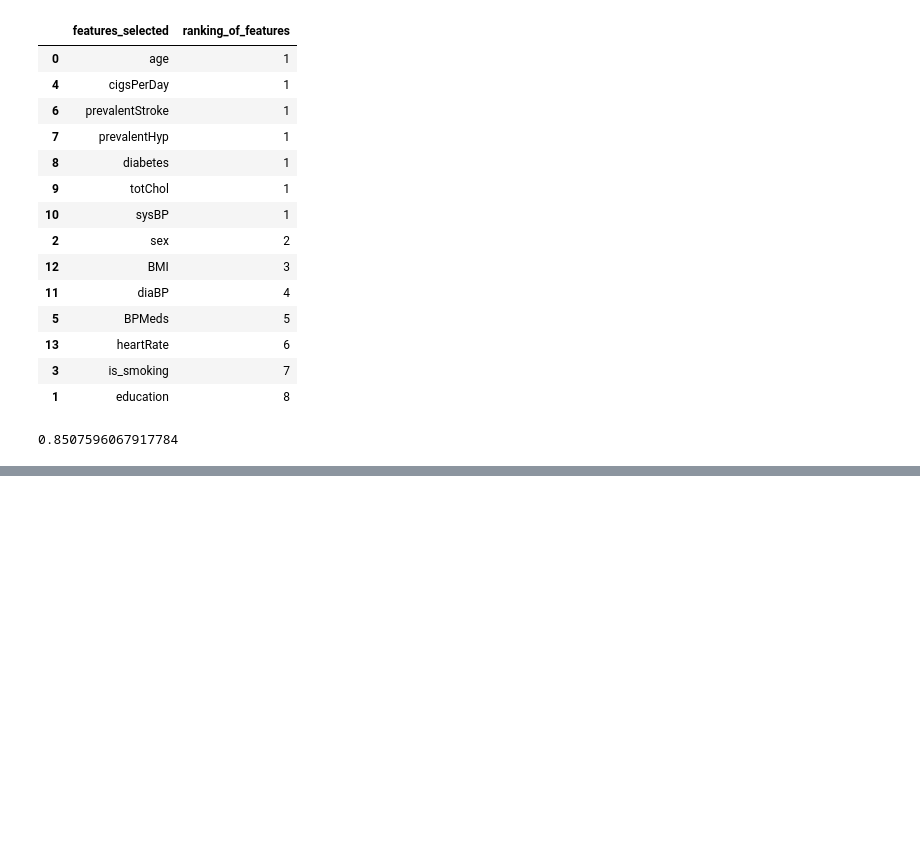
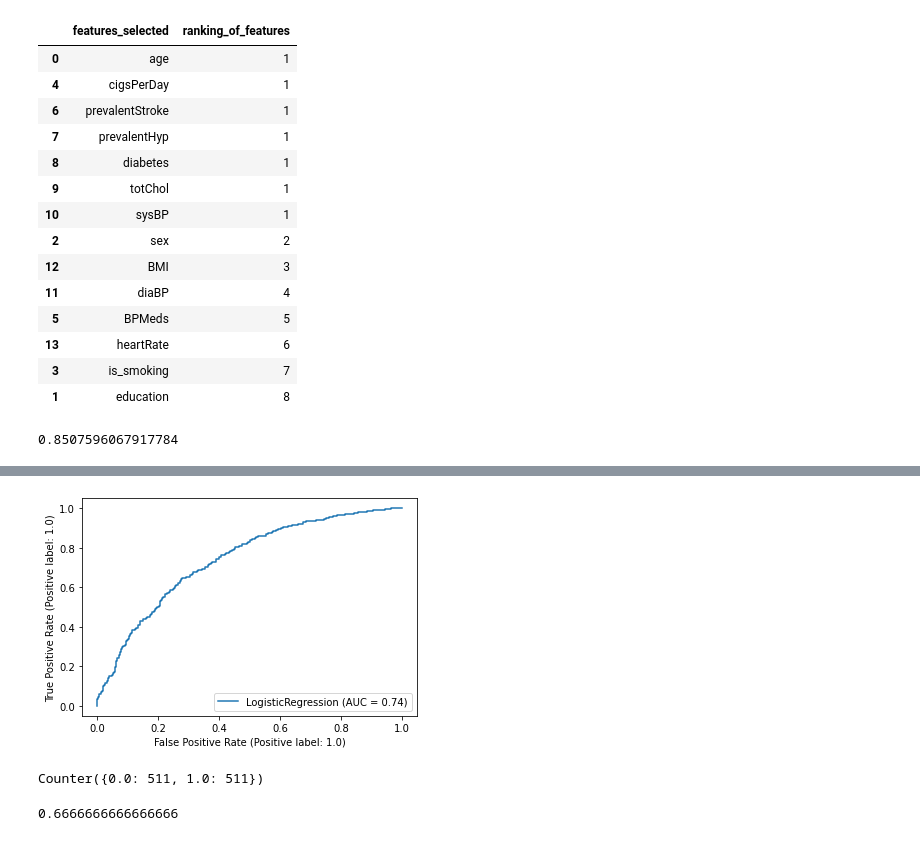
Before and after one commit to Aayushi4925/cardiovasular, a Jupyter notebook: cardiovascular_risk.ipynb, the cells around one changed output, grey strips where cells are left out. Saved outputs shown, nothing was run; the diff lists cells and outputs as text; code cells hidden in the pictures; blank space fills up the shorter version.

```diff
--- a/cardiovascular_risk.ipynb
+++ b/cardiovascular_risk.ipynb
@@ -418,0 +437,5 @@ accuracy_score(p,y_test)
+# %%
+ros = RandomOverSampler(random_state=0)
+X_resampled, y_resampled = ros.fit_resample(x, y)
+from collections import Counter
+print(sorted(Counter(y_resampled).items()))
@@ -418,0 +444,8 @@ accuracy_score(p,y_test)
+# %%
+x_train_u,x_test_u,y_train_u,y_test_u = train_test_split(X_resampled, y_resampled,test_size=.33)
+# %%
+lr = LogisticRegression()
+lr.fit(x_train_u,y_train_u)
+pred = lr.predict(x_test)
+print(accuracy_score(pred,y_test))
+print(classification_report(pred,y_test))
@@ -418,0 +462,12 @@ accuracy_score(p,y_test)
+# %%
+plot_roc_curve(lr,x_test_u,y_test_u)
+plt.show()
+# %% [output]
+[figure, added]
+# %%
+from imblearn.under_sampling import RandomUnderSampler
+runder = RandomUnderSampler()
+x_under,y_under = runder.fit_resample(x,y)
+print(Counter(y_under))
+# %% [output]
+Counter({0.0: 511, 1.0: 511})
@@ -418,0 +476,8 @@ accuracy_score(p,y_test)
+# %%
+lr = LogisticRegression()
+lr.fit(x_train_,y_train_)
+LogisticRegression()
+pred = lr.predict(x_test)
+print(accuracy_score(pred,y_test))
+# %% [output]
+0.6666666666666666
```
Also changed, not shown: parts of 26 cells of this notebook.
